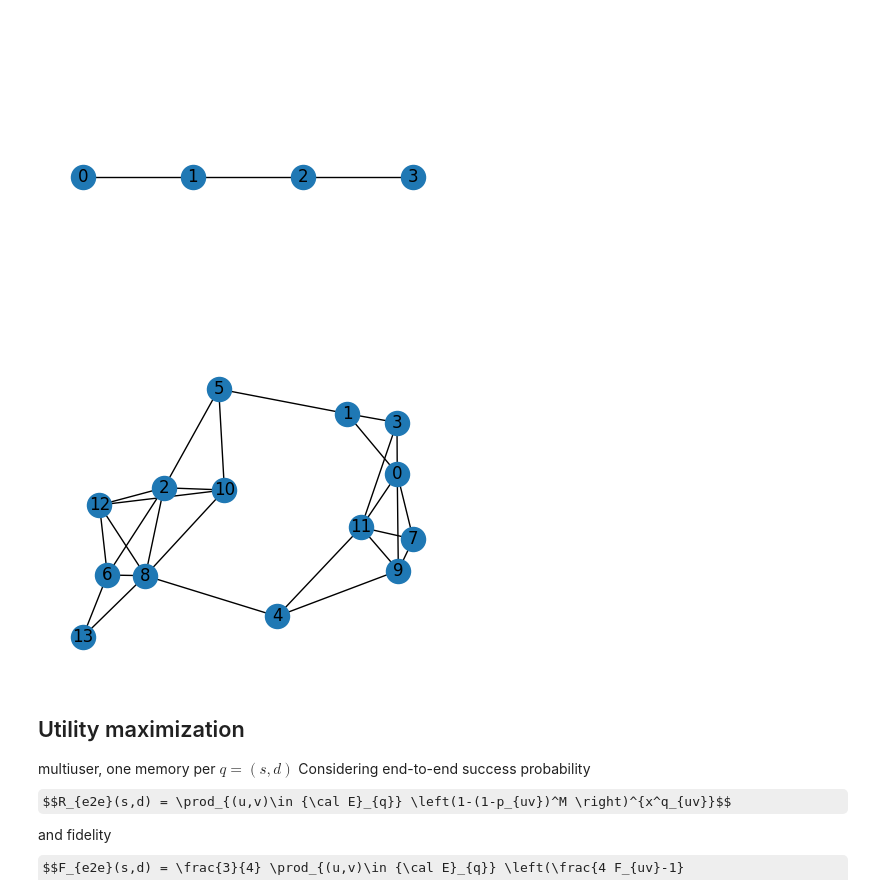
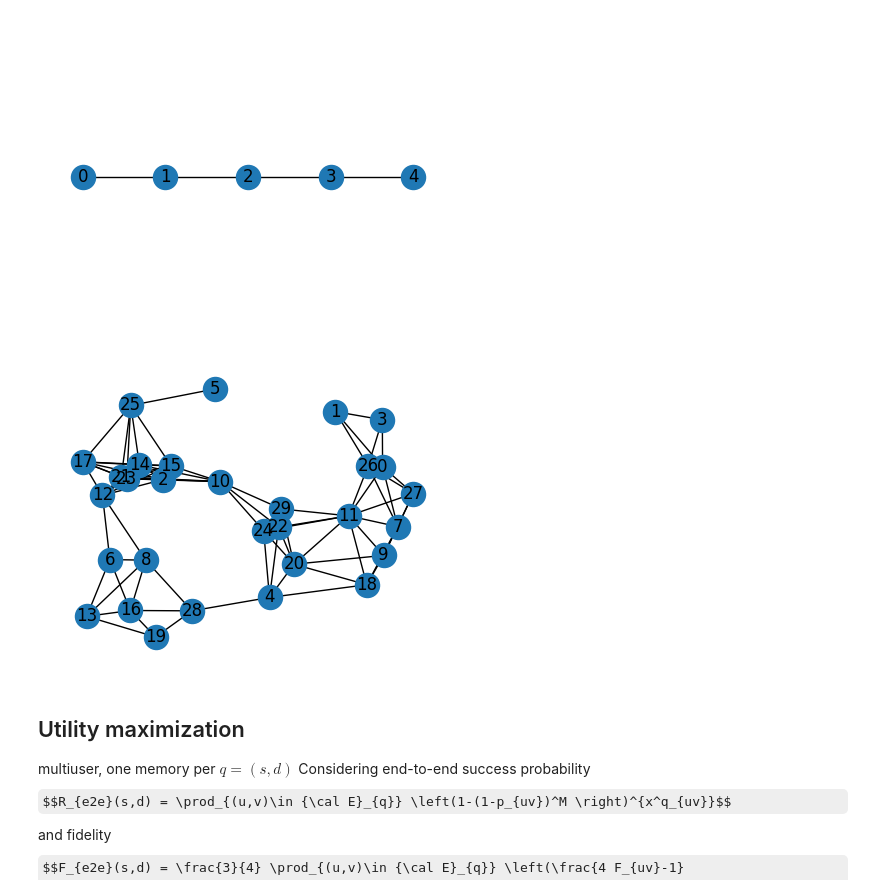
Before and after one commit to hassan-shap/QNUM, a Jupyter notebook: link-based-pyomo-for-Shahrooz.ipynb, the cells around one changed output. Cells and saved outputs as stored; diff of their text form; code cells hidden in the pictures; some formulas as TeX source.

```diff
--- a/link-based-pyomo-for-Shahrooz.ipynb
+++ b/link-based-pyomo-for-Shahrooz.ipynb
@@ -128,11 +129,11 @@ def plot_output(x_opt,y_opt):
     plt.show()
 # %%
 # network graph
-N = 4# number of nodes
+N = 5# number of nodes
 node_list = np.arange(N)
 G = nx.Graph()
 G.add_nodes_from(node_list)
-p = 40
+p = 30
 adj_mat = np.zeros((N,N))
 for n in range(N-1):
     adj_mat[n,n+1] = p
@@ -147,41 +148,41 @@ plt.figure(figsize=(4,3))
 nx.draw(G, pos = pos,  with_labels=True)
 plt.show()
 # %% [output]
-[figure, old version]
+[figure, new version]
 # %%
 # random network graph of N nodes
-N = 14# number of nodes
+N = 30# number of nodes
 node_list = np.arange(N)
 
 # nodes are distributed uniformly within an L0xL0 square
 L0 = 100 # square dim in km
 length = L0
 width = L0
 # dmax = 0.35*L0 # cut off for elementary links
 # random.seed(33)
-dmax = 0.4*L0
+dmax = 0.3*L0
 random.seed(20)
 pos = dict()
 for node in range(N):
     pos[node] = (random.random()*length,random.random()*width)
 
 G = nx.random_geometric_graph(N, dmax, dim=2, pos=pos, p=2)
 
 weights = dict()
 transmission = dict()
 for e in G.edges():
     dist = np.linalg.norm([pos[e[0]][0]-pos[e[1]][0],pos[e[0]][1]-pos[e[1]][1]])
     weights[e] = dist
     transmission[e] = 10**(-0.2*dist/10)
 
 nx.set_edge_attributes(G, values = weights, name = 'weight')
 nx.set_edge_attributes(G, values = transmission, name = 'trans')
 
 plt.figure(figsize=(4,3))
 nx.draw(G,pos,with_labels=True)
 plt.show()
 # %% [output]
-[figure, old version]
+[figure, new version]
 # %% [markdown]
 ## Utility maximization
 multiuser, one memory per $q=(s,d)$
```
Also changed, not shown: parts of 17 cells of this notebook, 15 other files.
